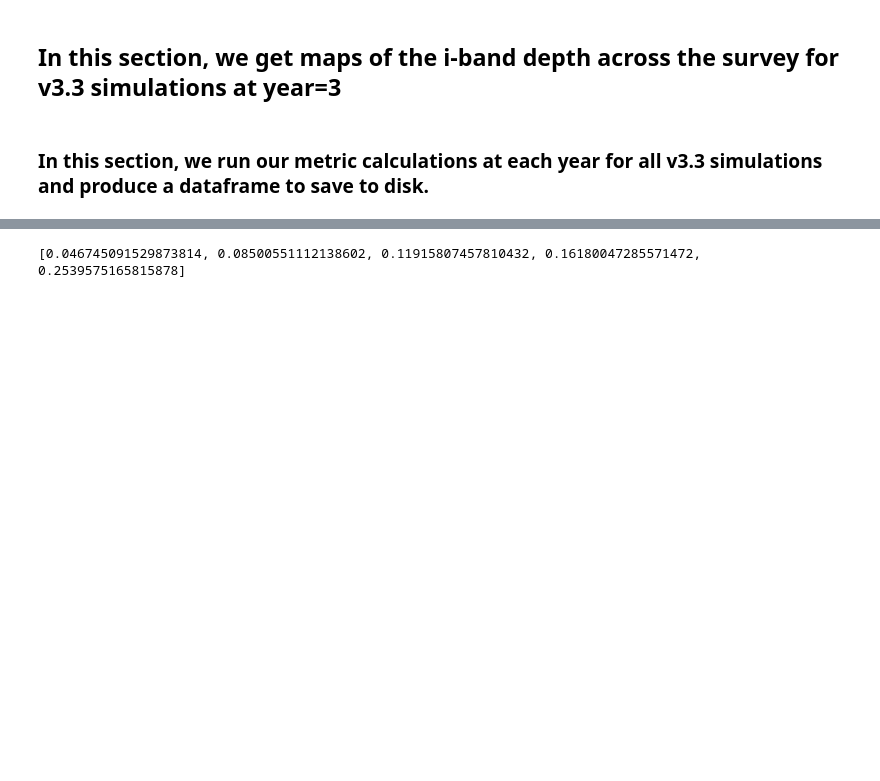
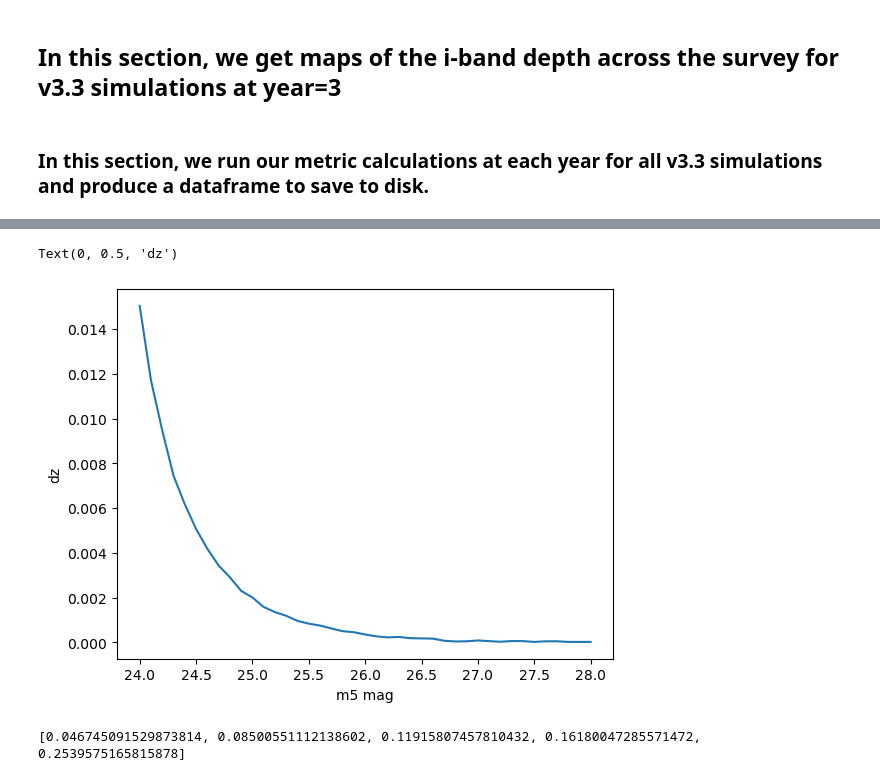
Before and after one commit to LSSTDESC/ObsStrat, a Jupyter notebook: code/meanz_uniformity/iband_to_meanz_jn.ipynb, the cells around one changed output, grey strips where cells are left out. Saved outputs shown, nothing was run; the diff lists cells and outputs as text; code cells hidden in the pictures; blank space fills up the shorter version.

```diff
--- a/code/meanz_uniformity/iband_to_meanz_jn.ipynb
+++ b/code/meanz_uniformity/iband_to_meanz_jn.ipynb
@@ -105,3 +143,10 @@ v33_df.to_pickle('v33_dataframe_withmeanz.pkl')
+# %%
+plt.plot(m5s,dz)
+plt.xlabel('m5 mag')
+plt.ylabel('dz')
+# %% [output]
+Text(0, 0.5, 'dz')
+[figure, added]
 # %%
 vec = mzmod.sensitivity(num_bins=5,fiducial_ilim=24.1)
 print(vec)
```
Also changed, not shown: parts of 6 cells of this notebook.
